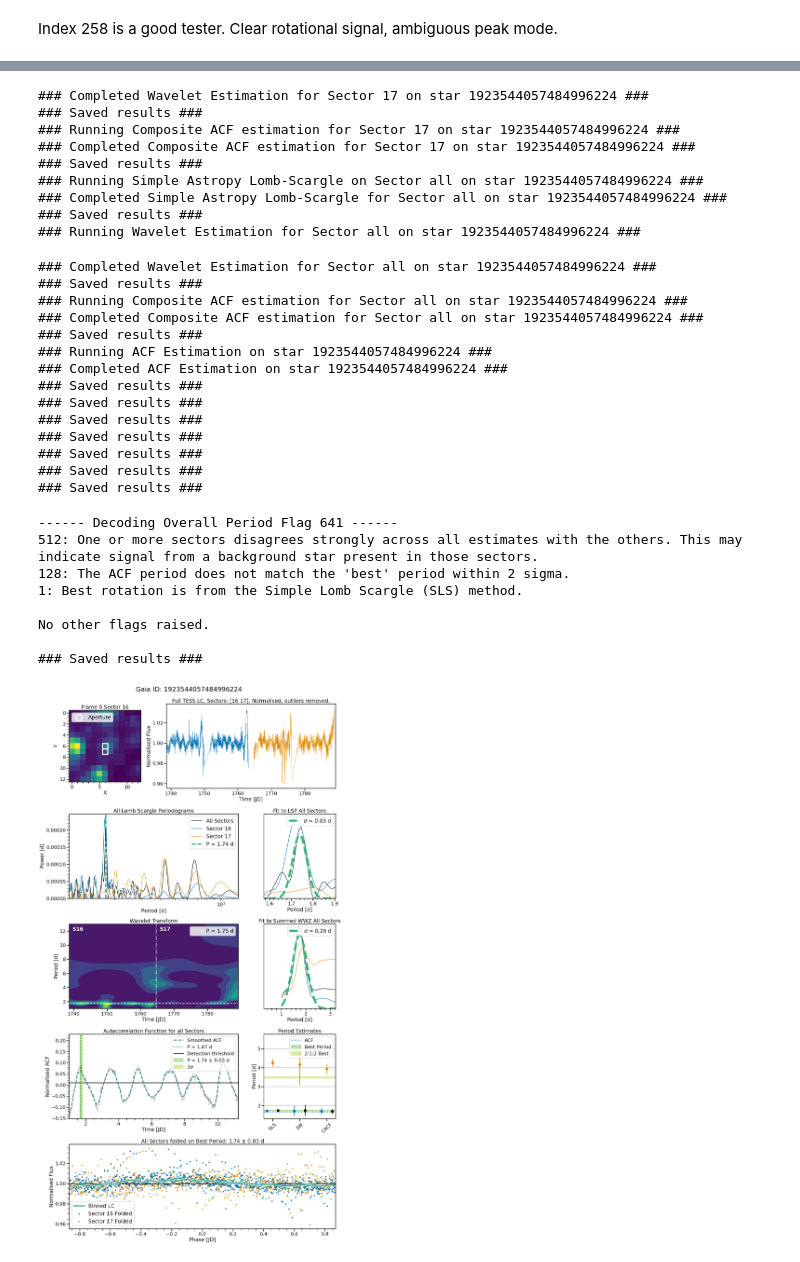
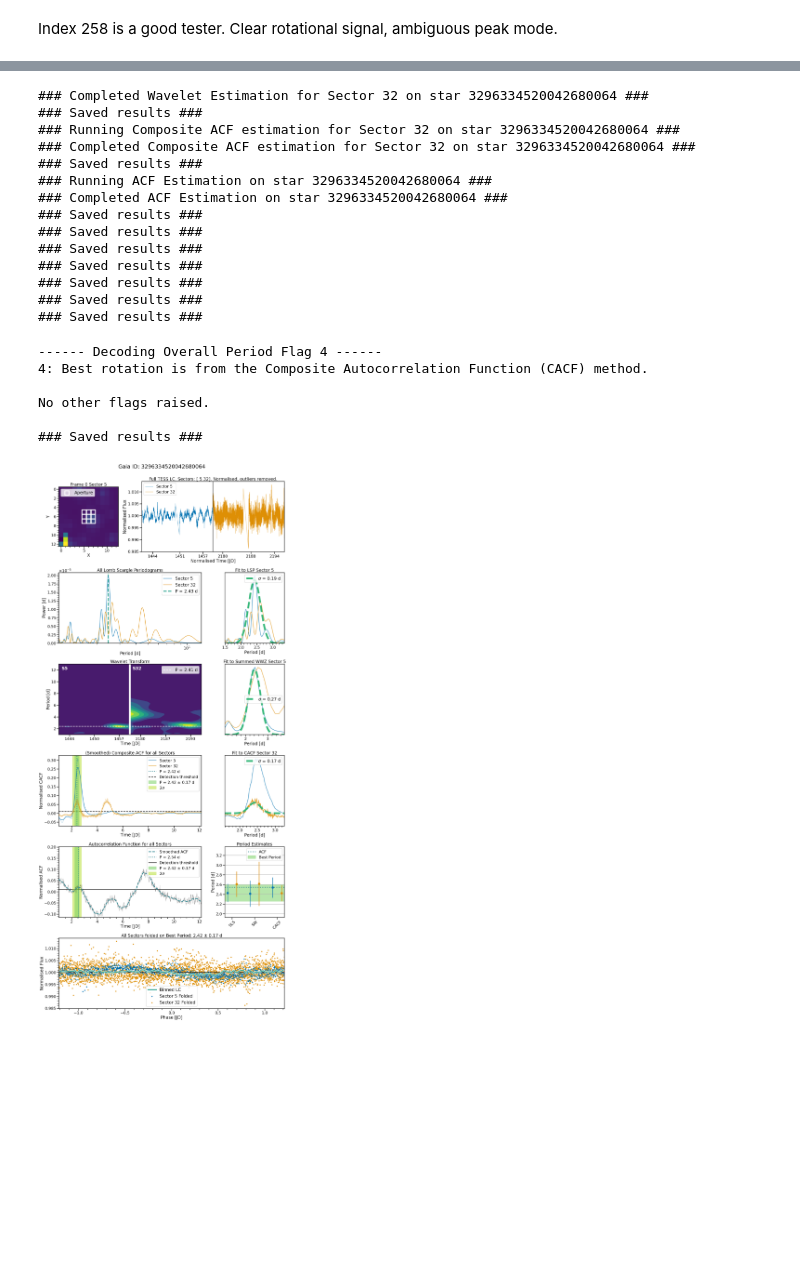
Before and after one commit to ojhall94/michael, a Jupyter notebook: Examples/Example.ipynb, the cells around one changed output, grey strips where cells are left out. Drawn from its saved outputs; the diff is of its cells as text; code cells hidden in the pictures; blank space fills up the shorter version.

Commit message:
added cacf

```diff
--- a/Examples/Example.ipynb
+++ b/Examples/Example.ipynb
@@ -26,6 +26,6 @@ uni = pd.read_csv("/Users/oliver hall/Research/unicorn/data/unicorn.csv", index_
 # %% [markdown]
 Index 258 is a good tester. Clear rotational signal, ambiguous peak mode.
 # %%
-j = janet.boot(uni, index=258)
+j = janet.boot(uni, index=24)
 j.run(period_range = (1., 13.))
 # %% [output]
@@ -47,32 +48,21 @@ If you want to check for new data, run `janet.update()`.
-### Completed Wavelet Estimation for Sector 17 on star 1923544057484996224 ###
+### Completed Wavelet Estimation for Sector 32 on star 3296334520042680064 ###
 ### Saved results ###
-### Running Composite ACF estimation for Sector 17 on star 1923544057484996224 ###
-### Completed Composite ACF estimation for Sector 17 on star 1923544057484996224 ###
+### Running Composite ACF estimation for Sector 32 on star 3296334520042680064 ###
+### Completed Composite ACF estimation for Sector 32 on star 3296334520042680064 ###
 ### Saved results ###
-### Running Simple Astropy Lomb-Scargle on Sector all on star 1923544057484996224 ###
-### Completed Simple Astropy Lomb-Scargle for Sector all on star 1923544057484996224 ###
+### Running ACF Estimation on star 3296334520042680064 ###
+### Completed ACF Estimation on star 3296334520042680064 ###
 ### Saved results ###
-### Running Wavelet Estimation for Sector all on star 1923544057484996224 ###
+### Saved results ###
+### Saved results ###
+### Saved results ###
+### Saved results ###
+### Saved results ###
+### Saved results ###
-### Completed Wavelet Estimation for Sector all on star 1923544057484996224 ###
+------ Decoding Overall Period Flag 4 ------
+4: Best rotation is from the Composite Autocorrelation Function (CACF) method.
+
+No other flags raised.
+
 ### Saved results ###
-### Running Composite ACF estimation for Sector all on star 1923544057484996224 ###
-### Completed Composite ACF estimation for Sector all on star 1923544057484996224 ###
-### Saved results ###
-### Running ACF Estimation on star 1923544057484996224 ###
-### Completed ACF Estimation on star 1923544057484996224 ###
-### Saved results ###
-### Saved results ###
-### Saved results ###
-### Saved results ###
-### Saved results ###
-### Saved results ###
-### Saved results ###
------- Decoding Overall Period Flag 641 ------
-512: One or more sectors disagrees strongly across all estimates with the others. This may indicate signal from a background star present in those sectors.
-128: The ACF period does not match the 'best' period within 2 sigma.
-1: Best rotation is from the Simple Lomb Scargle (SLS) method.
-
-No other flags raised.
-
-### Saved results ###
-[figure, old version]
+[figure, new version]
```
Also changed, not shown: parts of 3 cells of this notebook, 2 other files.
